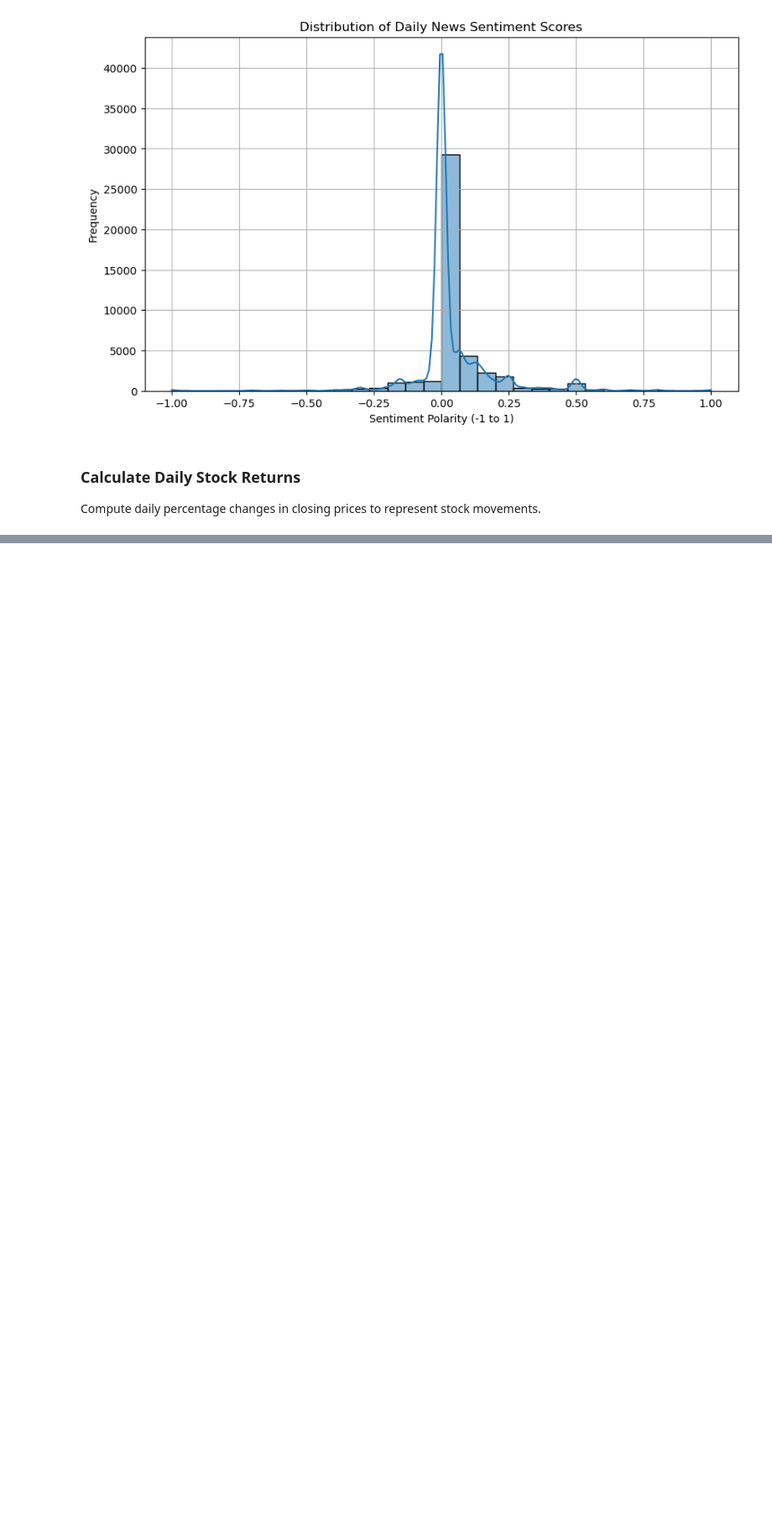
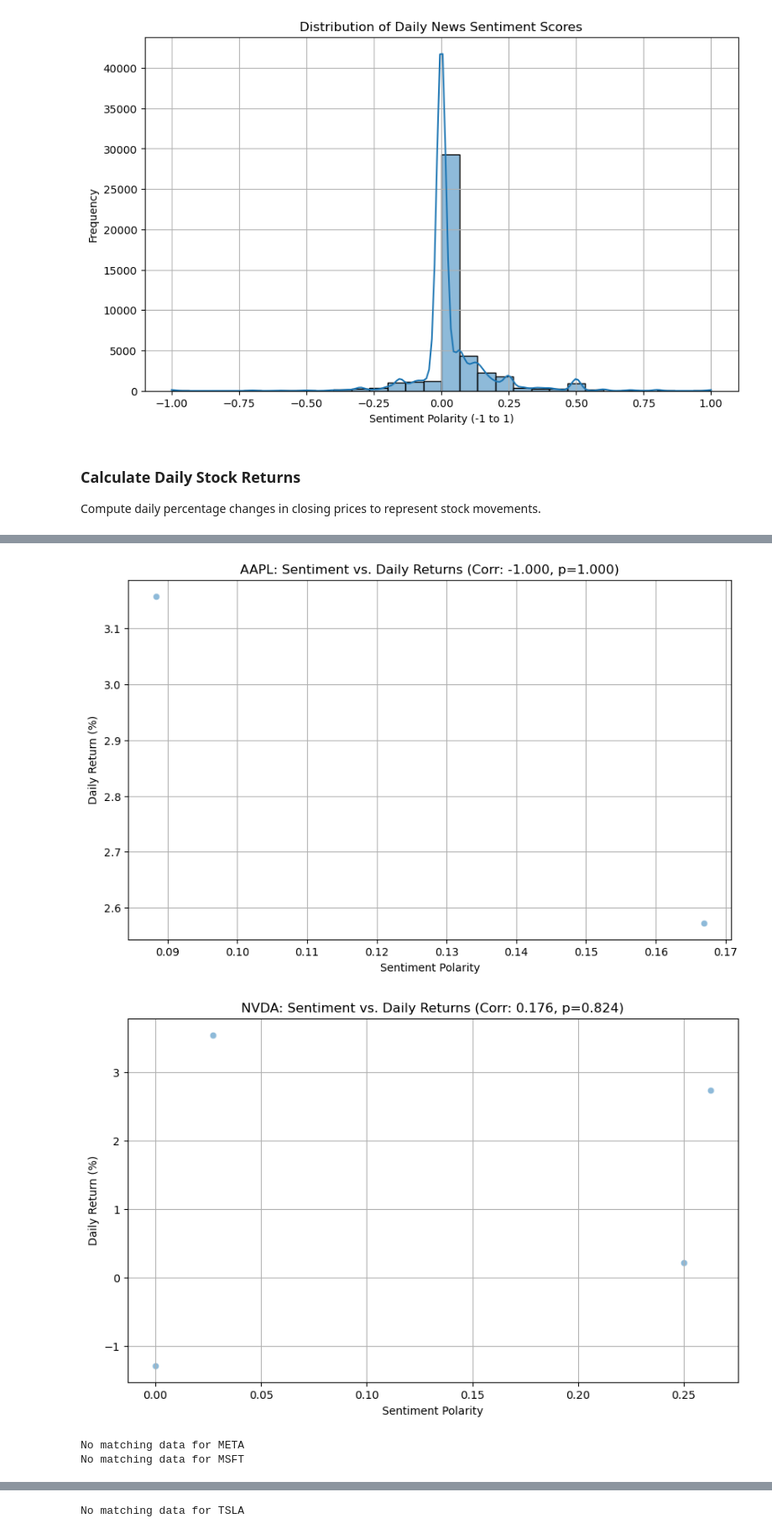
Before and after one commit to moablex/B5W1_Financial_Analysis, a Jupyter notebook: notebooks/cocorrelation_analysis.ipynb, the cells around one changed output, grey strips where cells are left out. Shown: that part at 84% size. Cells and saved outputs as stored; diff of their text form; code cells hidden in the pictures; blank space fills up the shorter version.

Commit message:
perform correlation analysis

```diff
--- a/notebooks/cocorrelation_analysis.ipynb
+++ b/notebooks/cocorrelation_analysis.ipynb
@@ -118,0 +129,49 @@ OSError: Cannot save file into a non-existent directory: 'data/processed'
+# %%
+# Perform correlation analysis
+correlations = {}
+for ticker, stock_df in stock_dfs.items():
+    # Merge stock returns with sentiment
+    merged_df = pd.merge(
+        stock_df[['date_only', 'Daily_Return']],
+        daily_sentiment[daily_sentiment['stock'] == ticker],
+        on=['date_only'],
+        how='inner'
+    )
+
+    # Calculate Pearson correlation
+    if len(merged_df) > 1:  # Ensure enough data for correlation
+        corr, p_value = pearsonr(merged_df['Daily_Return'].dropna(), merged_df['sentiment'].dropna())
+        correlations[ticker] = {'correlation': corr, 'p_value': p_value}
+
+        # Visualize relationship
+        plt.figure(figsize=(10, 6))
+        sns.scatterplot(data=merged_df, x='sentiment', y='Daily_Return', alpha=0.5)
+        plt.title(f'{ticker}: Sentiment vs. Daily Returns (Corr: {corr:.3f}, p={p_value:.3f})')
+        plt.xlabel('Sentiment Polarity')
+        plt.ylabel('Daily Return (%)')
+        plt.grid(True)
+        plt.savefig(f'../data/processed/{ticker}_sentiment_vs_returns.png')
+        plt.show()
+    else:
+        print(f"No matching data for {ticker}")
+
+# Summarize correlations
+corr_summary = pd.DataFrame(correlations).T
+print("\n=== Correlation Summary ===")
+print(corr_summary)
+
+# Visualize correlation coefficients
+plt.figure(figsize=(10, 6))
+corr_summary['correlation'].sort_values().plot(kind='bar')
+plt.title('Correlation between Sentiment and Daily Returns by Stock')
+plt.xlabel('Stock Symbol')
+plt.ylabel('Pearson Correlation Coefficient')
+plt.grid(True)
+plt.tight_layout()
+plt.savefig('../data/processed/correlation_summary.png')
+plt.show()
+# %% [output]
+[figure, added]
+[figure, added]
+No matching data for META
+No matching data for MSFT
@@ -118,0 +179 @@ OSError: Cannot save file into a non-existent directory: 'data/processed'
+No matching data for TSLA
```
Also changed, not shown: parts of 3 cells of this notebook.
